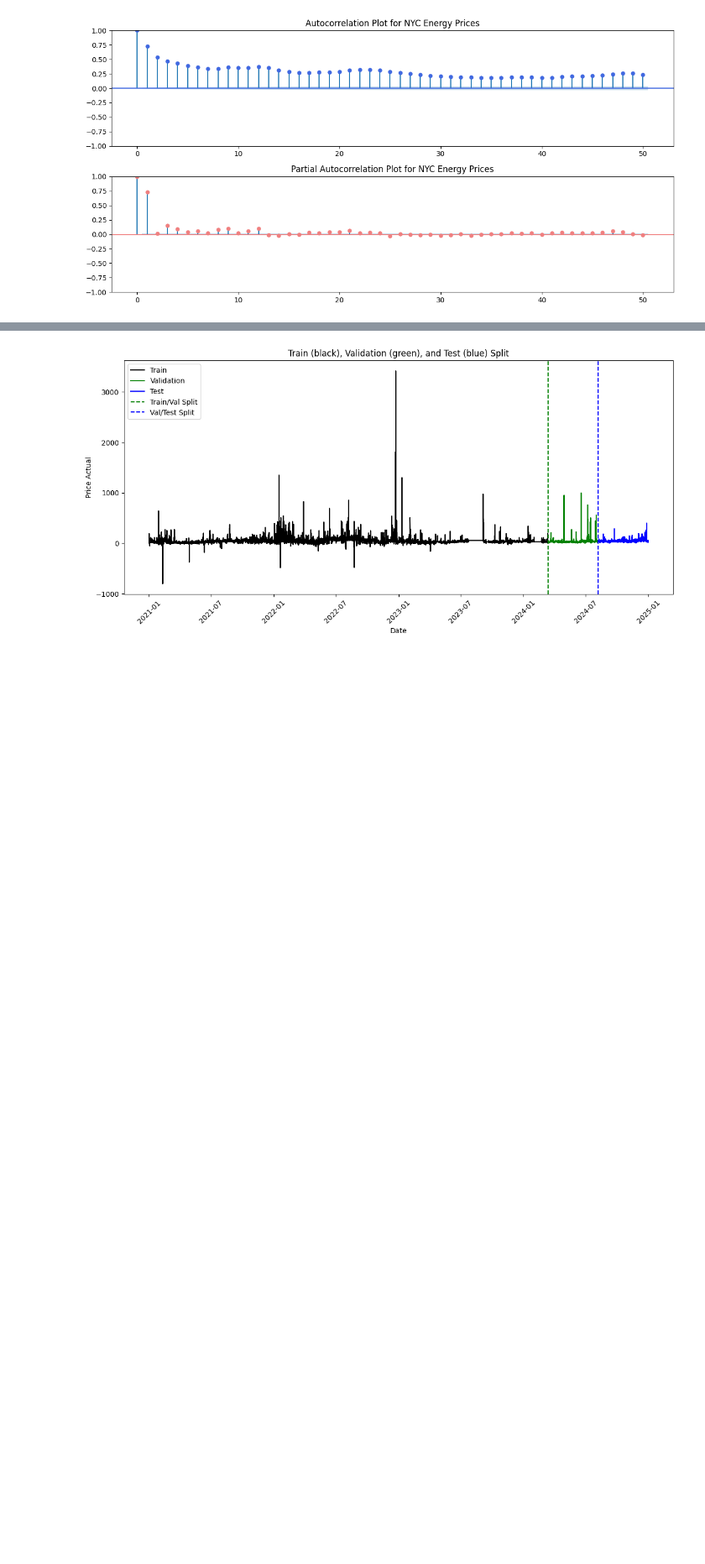
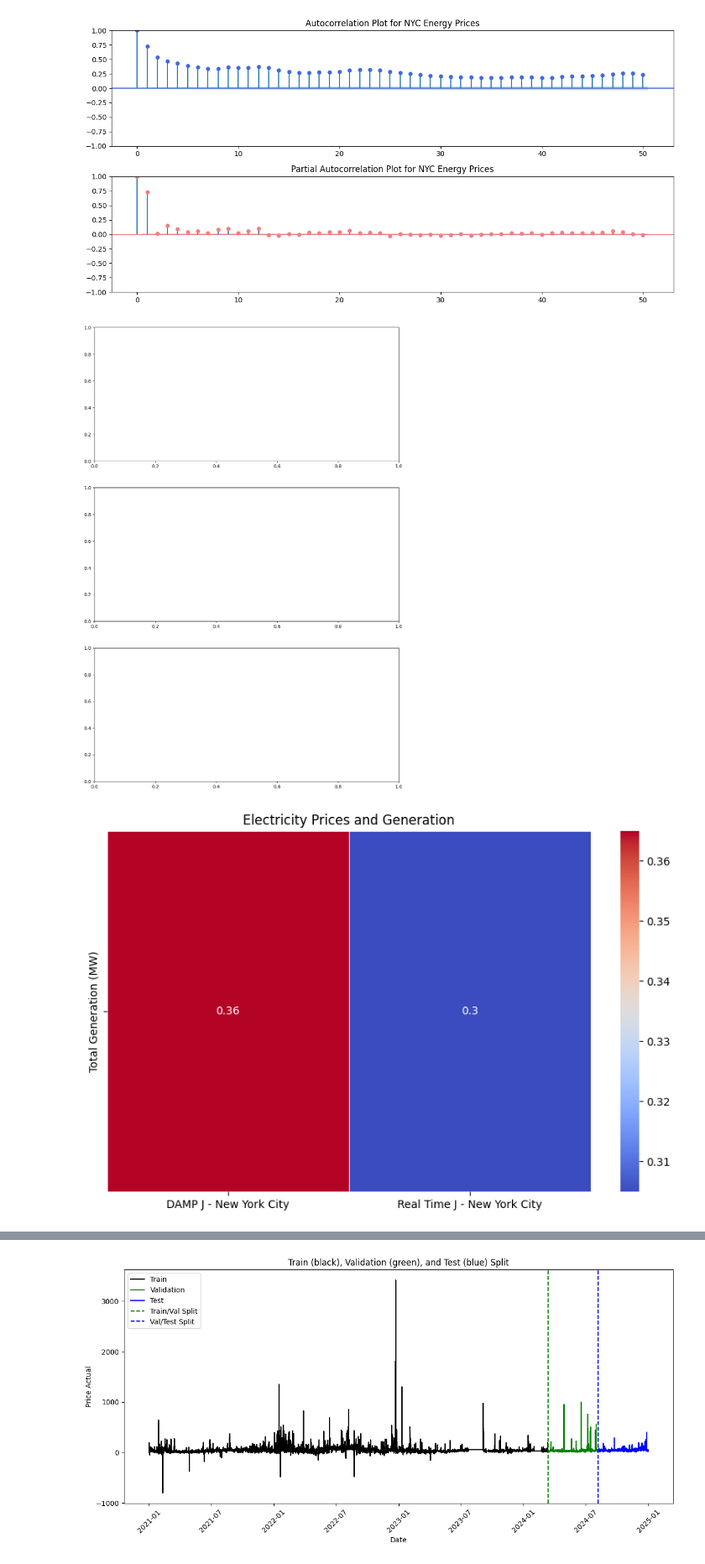
Before and after one commit to forumb94/energypricecode, a Jupyter notebook: maincode.ipynb, the cells around one changed output, grey strips where cells are left out. Shown at 84% size. Saved outputs shown, nothing was run; the diff lists cells and outputs as text; code cells hidden in the pictures; blank space fills up the shorter version.

```diff
--- a/maincode.ipynb
+++ b/maincode.ipynb
@@ -702,3 +702,56 @@ plt.tight_layout()
 plt.show()
 # %% [output]
 [figure]
+# %%
+# Correcting column names based on actual dataset columns
+columns_of_interest = [
+    "Total Generation (MW)", "NYISO Forecast Load (MW)",
+    "J - New York City Forecast Load (MW)", "Longil Forecast Load (MW)",
+    "D - North Actual Load (MW)", "J - New York City Actual Load (MW)",
+    "K - Long Island Actual Load (MW)", "Real Time J - New York City",
+    "DAMP J - New York City", "Real Time K - Long Island", "DAMP K - Long Island",
+    "Real Time D - North", "DAMP D - North"
+]
+
+# Filter dataset to include only relevant columns
+df_filtered = df[columns_of_interest].dropna()
+
+# Normalize data to ensure fair comparisons
+scaler = MinMaxScaler()
+df_normalized = pd.DataFrame(scaler.fit_transform(df_filtered), columns=df_filtered.columns)
+
+# Compute correlation matrix
+corr_matrix = df_normalized.corr()
+
+# Define key subplots for different aspects of correlation analysis
+fig, axes = plt.subplots(3, 1, figsize=(12, 18))
+
+# Define individual plots for different aspects of correlation analysis
+
+# Electricity Prices and Generation Correlation
+plt.figure(figsize=(10, 6))
+sns.heatmap(corr_matrix.loc[["Total Generation (MW)"], ["DAMP J - New York City", "Real Time J - New York City"]],
+            annot=True, cmap="coolwarm", linewidths=0.5)
+plt.title("Electricity Prices and Generation")
+plt.show()
+
+# Electricity Demand and Load Forecasts Correlation
+plt.figure(figsize=(10, 6))
+sns.heatmap(corr_matrix.loc[["Total Generation (MW)"], ["NYISO Forecast Load (MW)", "J - New York City Forecast Load (MW)",
+                                                         "J - New York City Actual Load (MW)"]],
+            annot=True, cmap="coolwarm", linewidths=0.5)
+plt.title("Electricity Demand and Load Forecasts")
+plt.show()
+
+# Regional Variations in Demand and Prices Correlation
+plt.figure(figsize=(10, 6))
+sns.heatmap(corr_matrix.loc[["J - New York City Actual Load (MW)", "K - Long Island Actual Load (MW)",
+                             "D - North Actual Load (MW)"], ["DAMP J - New York City", "Real Time J - New York City",
+                                                              "DAMP K - Long Island", "Real Time K - Long Island",
+                                                              "DAMP D - North", "Real Time D - North"]],
+            annot=True, cmap="coolwarm", linewidths=0.5)
+plt.title("Regional Variations in Demand and Prices")
+plt.show()
+# %% [output]
+[figure, added]
+[figure, added]
```
Also changed, not shown: parts of 16 cells of this notebook.
